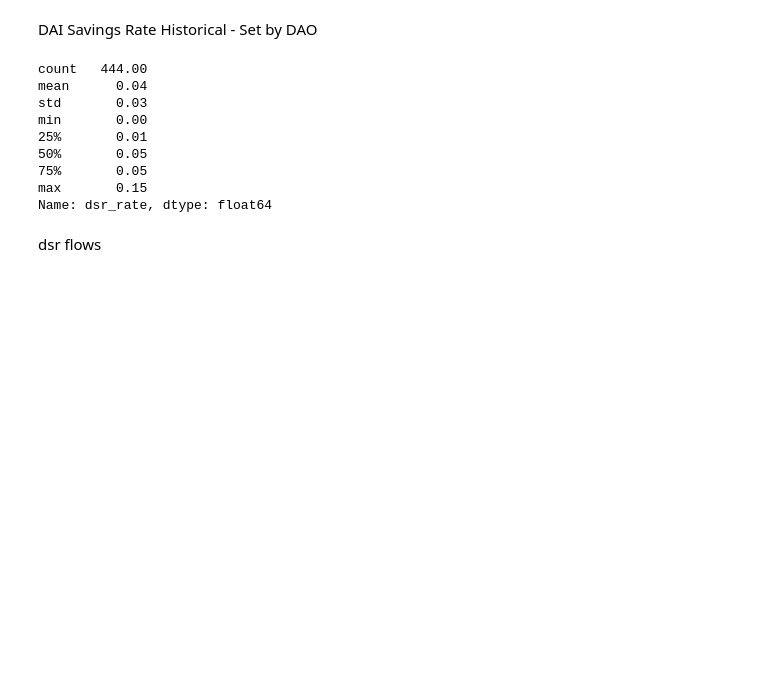
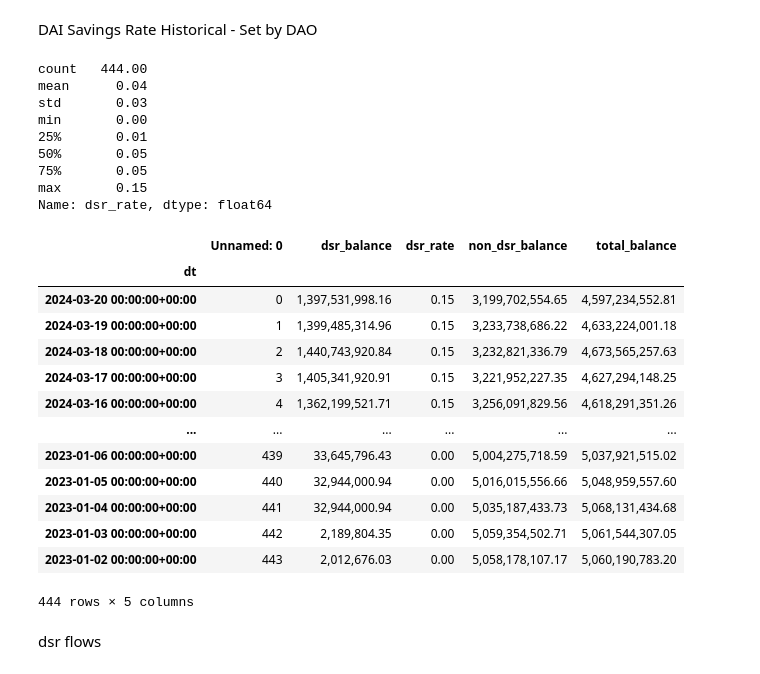
Before and after one commit to BrandynHamilton/mkrdao_port_mgmt, a Jupyter notebook: notebooks/exploratory.ipynb, the cells around one changed output. Drawn from its saved outputs; the diff is of its cells as text; code cells hidden in the pictures; blank space fills up the shorter version.

```diff
--- a/notebooks/exploratory.ipynb
+++ b/notebooks/exploratory.ipynb
@@ -497,6 +562,23 @@ min       0.00
 75%       0.05
 max       0.15
 Name: dsr_rate, dtype: float64
+# %%
+dsr_rate_csv
+# %% [output]
+|  | Unnamed: 0 | dsr_balance | dsr_rate | non_dsr_balance | total_balance |
+| dt |  |  |  |  |  |
+| 2024-03-20 00:00:00+00:00 | 0 | 1,397,531,998.16 | 0.15 | 3,199,702,554.65 | 4,597,234,552.81 |
+| 2024-03-19 00:00:00+00:00 | 1 | 1,399,485,314.96 | 0.15 | 3,233,738,686.22 | 4,633,224,001.18 |
+| 2024-03-18 00:00:00+00:00 | 2 | 1,440,743,920.84 | 0.15 | 3,232,821,336.79 | 4,673,565,257.63 |
+| 2024-03-17 00:00:00+00:00 | 3 | 1,405,341,920.91 | 0.15 | 3,221,952,227.35 | 4,627,294,148.25 |
+| 2024-03-16 00:00:00+00:00 | 4 | 1,362,199,521.71 | 0.15 | 3,256,091,829.56 | 4,618,291,351.26 |
+| ... | ... | ... | ... | ... | ... |
+| 2023-01-06 00:00:00+00:00 | 439 | 33,645,796.43 | 0.00 | 5,004,275,718.59 | 5,037,921,515.02 |
+| 2023-01-05 00:00:00+00:00 | 440 | 32,944,000.94 | 0.00 | 5,016,015,556.66 | 5,048,959,557.60 |
+| 2023-01-04 00:00:00+00:00 | 441 | 32,944,000.94 | 0.00 | 5,035,187,433.73 | 5,068,131,434.68 |
+| 2023-01-03 00:00:00+00:00 | 442 | 2,189,804.35 | 0.00 | 5,059,354,502.71 | 5,061,544,307.05 |
+| 2023-01-02 00:00:00+00:00 | 443 | 2,012,676.03 | 0.00 | 5,058,178,107.17 | 5,060,190,783.20 |
+444 rows × 5 columns
 # %% [markdown]
 dsr flows
 # %%
```
Also changed, not shown: parts of 101 cells of this notebook, 7 other files.
